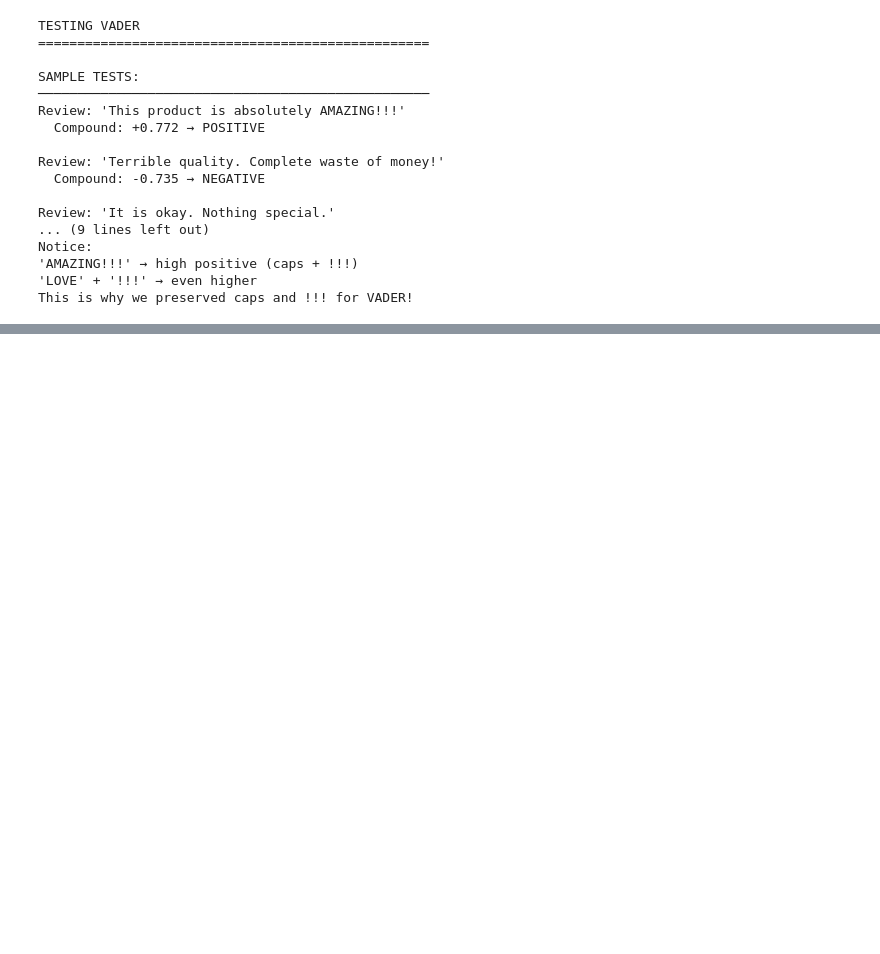
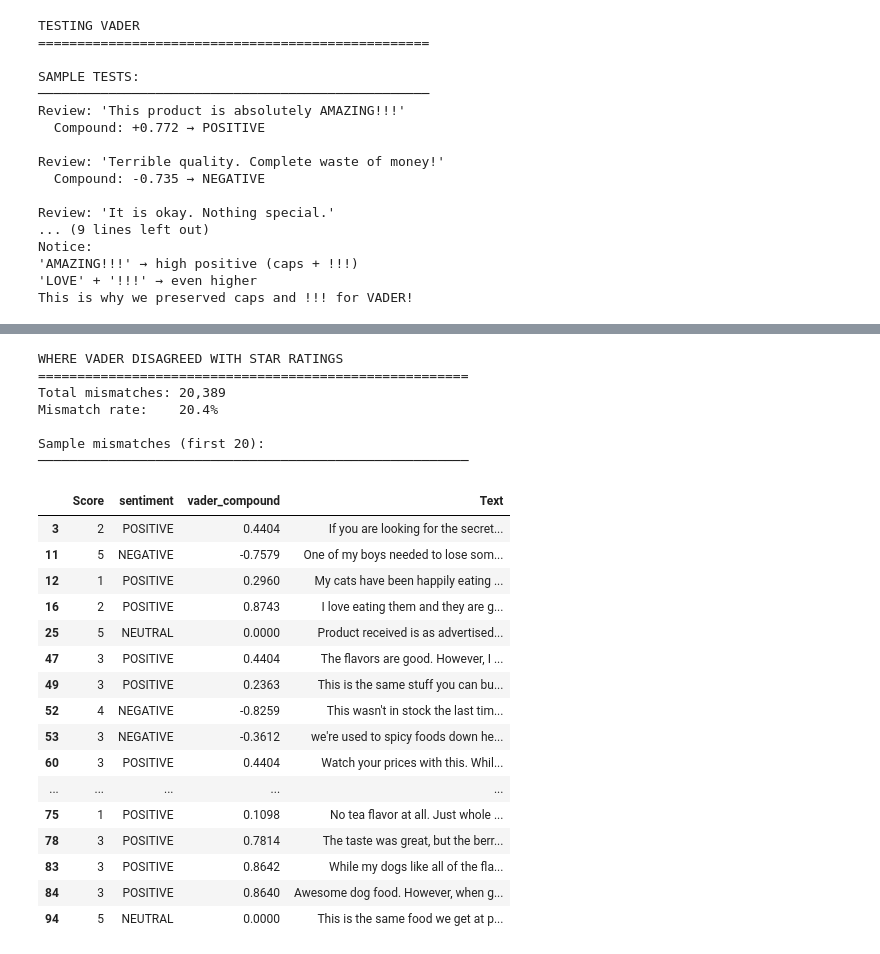
Before and after one commit to Venkatavishnuvardhanthota/product-sentiment-dashboard, a Jupyter notebook: notebooks/01_sentiment_analysis.ipynb, the cells around one changed output, grey strips where cells are left out. Drawn from its saved outputs; the diff is of its cells as text; code cells hidden in the pictures; blank space fills up the shorter version.

```diff
--- a/notebooks/01_sentiment_analysis.ipynb
+++ b/notebooks/01_sentiment_analysis.ipynb
@@ -999,8 +1027,47 @@ plt.show()
 # %%
+# Cell 17 — Mismatch Analysis: Where VADER Got It Wrong
+
+# PURPOSE: Show actual reviews where VADER label
+#          disagrees with the customer star rating
+#          Supports the 1-star false positive finding
+
+print("WHERE VADER DISAGREED WITH STAR RATINGS")
+print("=" * 55)
+
 mismatch = df_raw[
     df_raw['rating_label'] != df_raw['sentiment']
 ]
 
-mismatch[
-    ['Score','vader_compound','Text']
-].head(20)
+print(f"Total mismatches: {len(mismatch):,}")
+print(f"Mismatch rate:    {len(mismatch)/len(df_raw)*100:.1f}%")
+print(f"\nSample mismatches (first 20):")
+print("─" * 55)
+
+display(mismatch[
+    ['Score', 'sentiment', 'vader_compound', 'Text']
+].head(20))
+# %% [output]
+WHERE VADER DISAGREED WITH STAR RATINGS
+=======================================================
+Total mismatches: 20,389
+Mismatch rate:    20.4%
+
+Sample mismatches (first 20):
+───────────────────────────────────────────────────────
+|  | Score | sentiment | vader_compound | Text |
+| 3 | 2 | POSITIVE | 0.4404 | If you are looking for the secret... |
+| 11 | 5 | NEGATIVE | -0.7579 | One of my boys needed to lose som... |
+| 12 | 1 | POSITIVE | 0.2960 | My cats have been happily eating ... |
+| 16 | 2 | POSITIVE | 0.8743 | I love eating them and they are g... |
+| 25 | 5 | NEUTRAL | 0.0000 | Product received is as advertised... |
+| 47 | 3 | POSITIVE | 0.4404 | The flavors are good. However, I ... |
+| 49 | 3 | POSITIVE | 0.2363 | This is the same stuff you can bu... |
+| 52 | 4 | NEGATIVE | -0.8259 | This wasn't in stock the last tim... |
+| 53 | 3 | NEGATIVE | -0.3612 | we're used to spicy foods down he... |
+| 60 | 3 | POSITIVE | 0.4404 | Watch your prices with this. Whil... |
+| ... | ... | ... | ... | ... |
+| 75 | 1 | POSITIVE | 0.1098 | No tea flavor at all. Just whole ... |
+| 78 | 3 | POSITIVE | 0.7814 | The taste was great, but the berr... |
+| 83 | 3 | POSITIVE | 0.8642 | While my dogs like all of the fla... |
+| 84 | 3 | POSITIVE | 0.8640 | Awesome dog food. However, when g... |
+| 94 | 5 | NEUTRAL | 0.0000 | This is the same food we get at p... |
```
Also changed, not shown: parts of 20 cells of this notebook, 3 other files.
